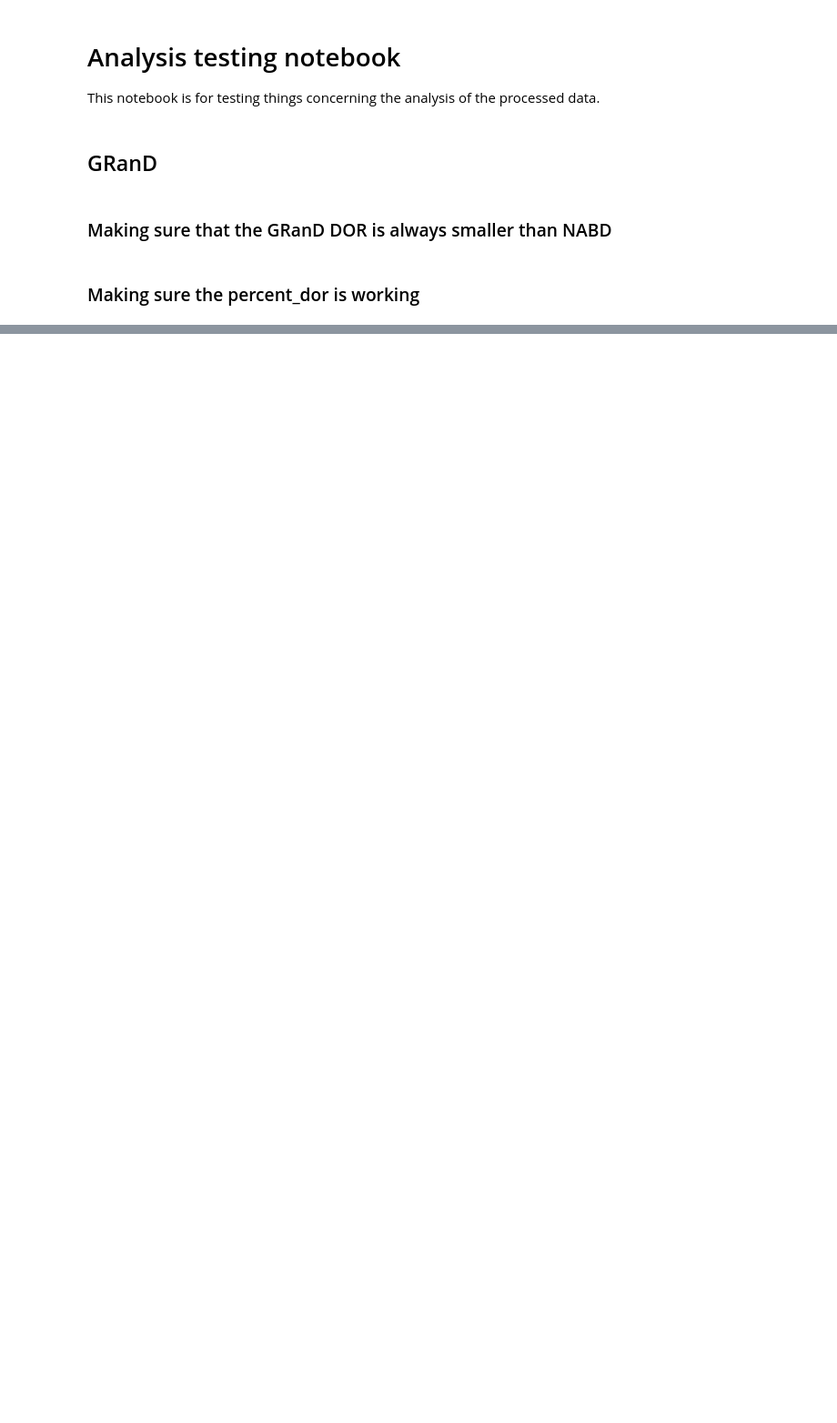
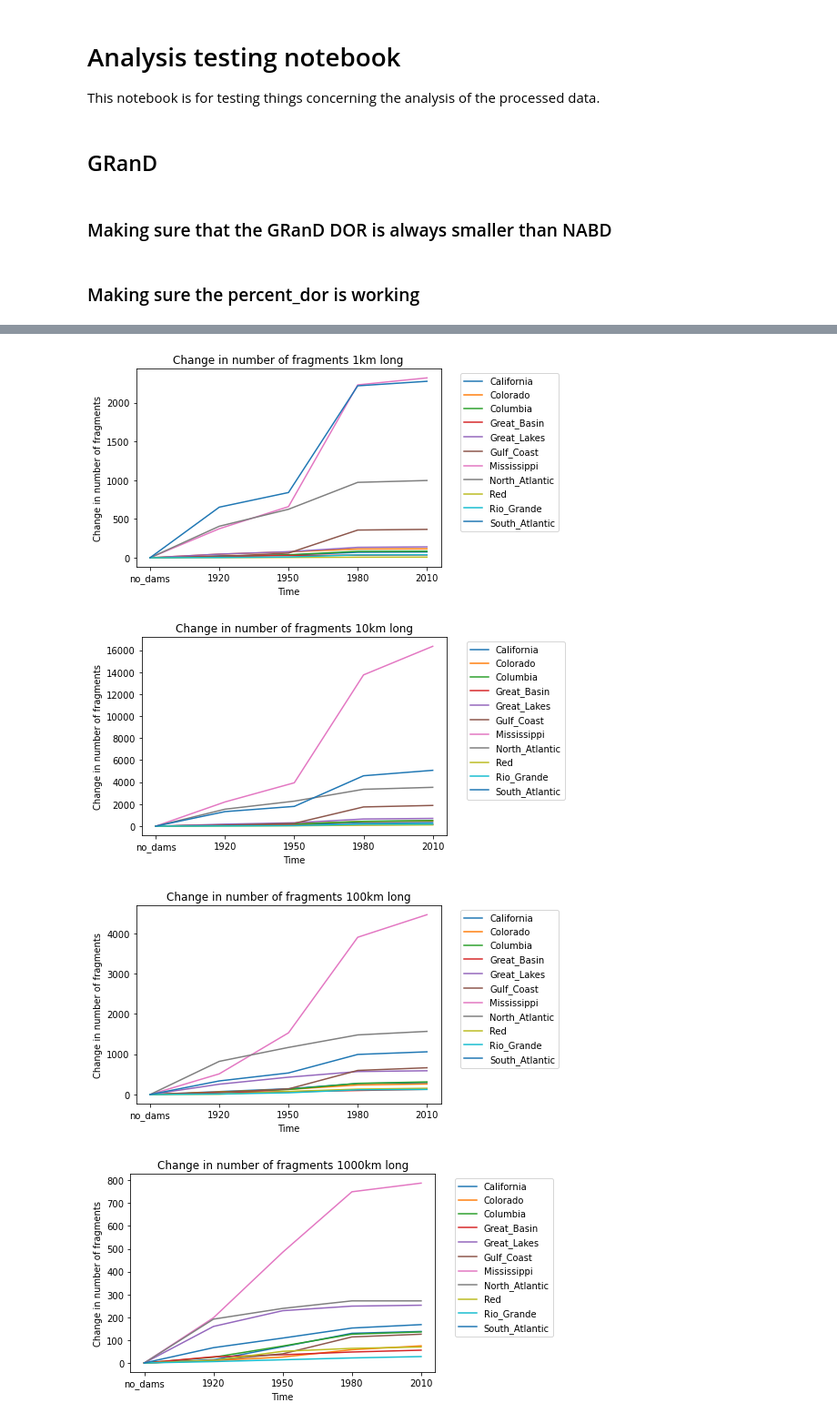
Before and after one commit to rspinti/River_bifurcation, a Jupyter notebook: archive/Rachel_testing/analysis_testing/analysis_testing.ipynb, the cells around one changed output, grey strips where cells are left out. Shown: that part at 91% size. Drawn from its saved outputs; the diff is of its cells as text; code cells hidden in the pictures; blank space fills up the shorter version.

```diff
--- a/archive/Rachel_testing/analysis_testing/analysis_testing.ipynb
+++ b/archive/Rachel_testing/analysis_testing/analysis_testing.ipynb
@@ -83,0 +316,46 @@ numpy.float64
+# %%
+def make_df(basin):
+    years = ["no_dams", "1920", "1950", "1980", "2010"]
+    bins = [0, 1, 10, 100, 1000, 10000, 100000, 1000000]
+    labels = [str(x) for x in bins[1:]]
+    basin_df = pd.DataFrame(0, index=years, columns=labels)
+    diff_df = pd.DataFrame(0, index=years, columns=labels)
+
+    for year in years:
+        frags = pd.read_csv(gdrive+data_folder+year+"/"+basin+"_fragments.csv")
+        frag_bins = pd.cut(frags["LENGTHKM"], bins=bins, labels=labels)
+        frag_bins.value_counts().sort_index()
+
+        for count, value in enumerate(basin_df.columns):
+            basin_df.loc[year,value]=frag_bins.value_counts()[count]
+        for value in diff_df.columns:
+            if year != "no_dams":
+                r = basin_df.loc[year,value]-basin_df.loc["no_dams",value]
+                diff_df.loc[year,value]=r
+            else:
+                diff_df.loc[year,value]=0
+    return basin_df, diff_df
+# %%
+# basin_ls=["California","Colorado","Columbia"]
+basin_ls = ['California', 'Colorado', 'Columbia', 'Great_Basin', 'Great_Lakes', 'Gulf_Coast','Mississippi', 'North_Atlantic', 'Red', 'Rio_Grande','South_Atlantic']
+bins = [0, 1, 10, 100, 1000, 10000, 100000, 1000000]
+labels = [str(x) for x in bins[1:]]
+
+for l in labels:
+    for basin in basin_ls:
+        df = make_df(basin)
+        # print("diff", df[1])
+        # print("norm", df[0])
+        plt.plot(df[1].index, df[1][l], label = basin)
+        plt.xlabel("Time")
+        plt.ylabel("Change in number of fragments")
+        # plt.yscale("log")
+        plt.title("Change in number of fragments "+l+"km long")
+        # ax7.plot(diff_df.index, diff_df["1000000"])
+    plt.legend(bbox_to_anchor=(1.05, 1))
+    plt.show()
+# %% [output]
+[figure, added]
+[figure, added]
+[figure, added]
+[figure, added]
```
Also changed, not shown: parts of 30 cells of this notebook, 1 other file.
